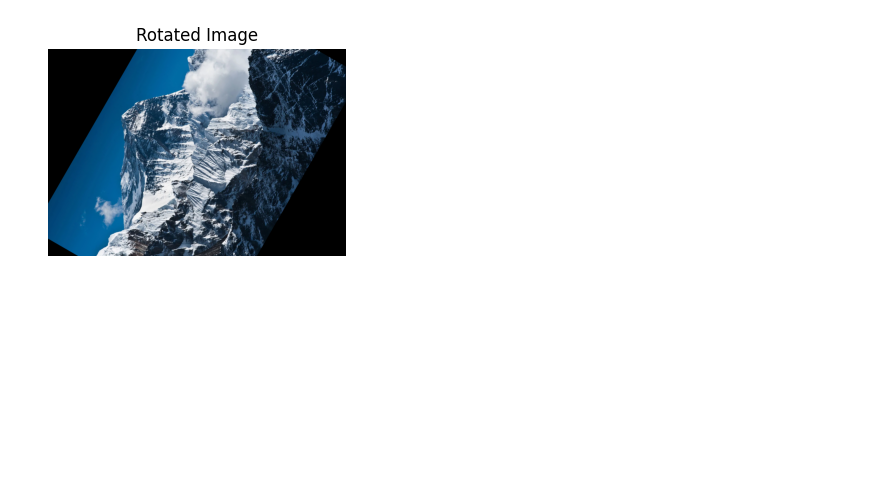
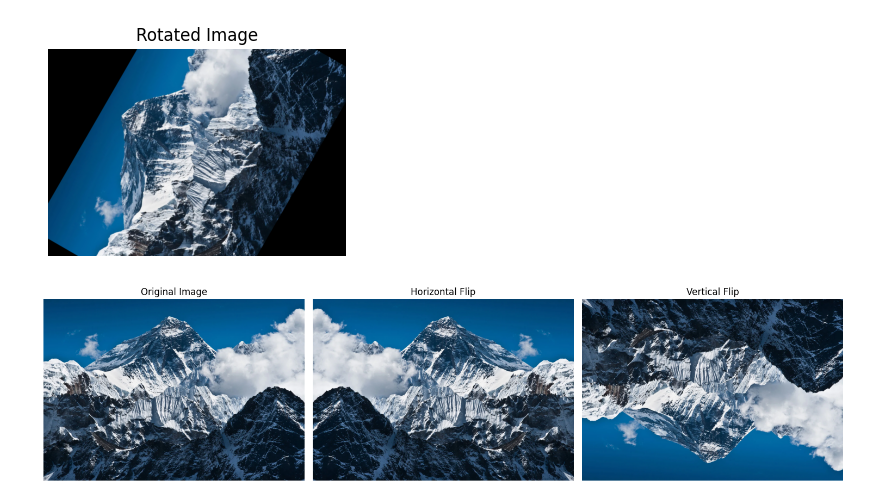
Before and after one commit to ZaulTyt/AI-and-Image-Processing---CAP-631, a Jupyter notebook: Geometric operations such as rotating, resizing and translating.ipynb, the cells around one changed output. Saved outputs shown, nothing was run; the diff lists cells and outputs as text; code cells hidden in the pictures; blank space fills up the shorter version.

```diff
--- a/Geometric operations such as rotating, resizing and translating.ipynb
+++ b/Geometric operations such as rotating, resizing and translating.ipynb
@@ -60,3 +60,28 @@ plt.tight_layout()
 plt.show()
 # %% [output]
 [figure]
+# %%
+horizontal_flip = cv2.flip(img, 1)
+vertical_flip = cv2.flip(img, 0)
+
+plt.figure(figsize=(15, 5))
+
+plt.subplot(1, 3, 1)
+plt.imshow(cv2.cvtColor(img, cv2.COLOR_BGR2RGB))
+plt.title("Original Image")
+plt.axis('off')
+
+plt.subplot(1, 3, 2)
+plt.imshow(cv2.cvtColor(horizontal_flip, cv2.COLOR_BGR2RGB))
+plt.title("Horizontal Flip")
+plt.axis('off')
+
+plt.subplot(1, 3, 3)
+plt.imshow(cv2.cvtColor(vertical_flip, cv2.COLOR_BGR2RGB))
+plt.title("Vertical Flip")
+plt.axis('off')
+
+plt.tight_layout()
+plt.show()
+# %% [output]
+[figure, added]
```
